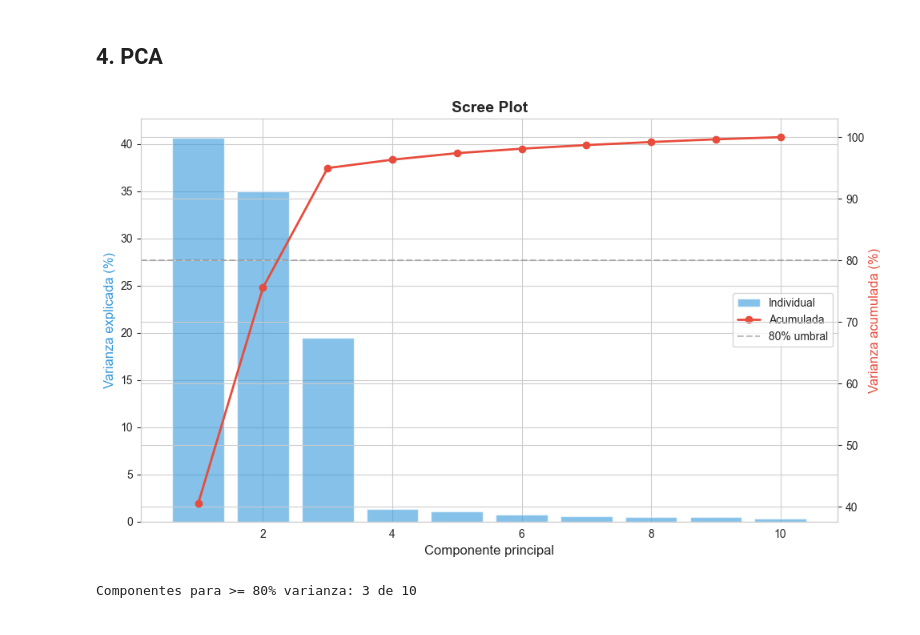
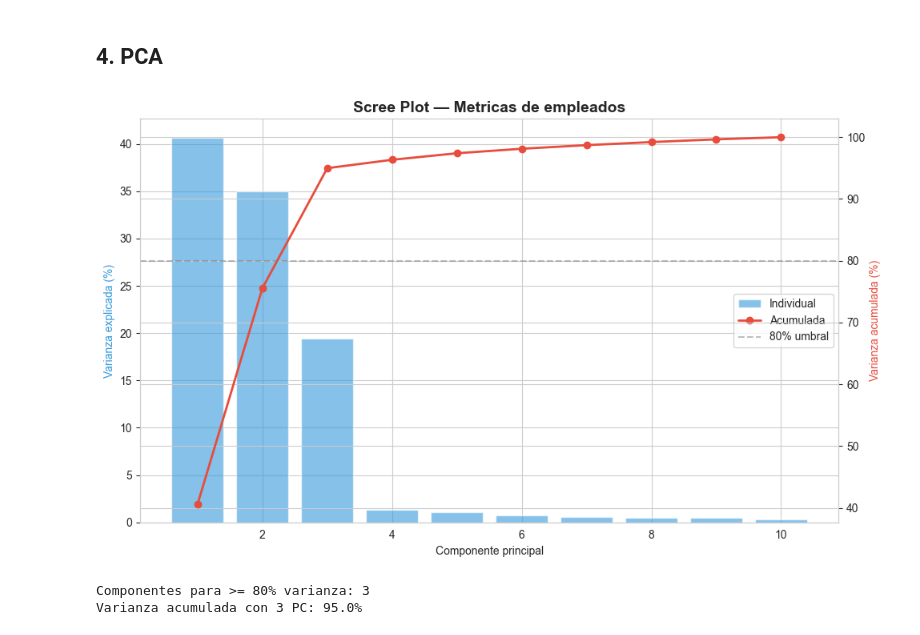
Before and after one commit to BORJAMOME/Data-Analytics-Portfolio, a Jupyter notebook: 03-Machine-Learning/02-no-supervisado/reduccion-dimensionalidad/pca/01-analisis-emails/notebook.ipynb, the cells around one changed output. Drawn from its saved outputs; the diff is of its cells as text; code cells hidden in the pictures.

```diff
--- a/03-Machine-Learning/02-no-supervisado/reduccion-dimensionalidad/pca/01-analisis-emails/notebook.ipynb
+++ b/03-Machine-Learning/02-no-supervisado/reduccion-dimensionalidad/pca/01-analisis-emails/notebook.ipynb
@@ -84,13 +61,0 @@ Pares con |r| > 0.6: 13
-# %%
-scaler = StandardScaler()
-X_scaled = scaler.fit_transform(df[num_cols])
-
-pca = PCA(random_state=42)
-X_pca = pca.fit_transform(X_scaled)
-
-var_exp = pca.explained_variance_ratio_
-var_cum = np.cumsum(var_exp)
-
-print("Varianza explicada por componente:")
-for i, (v, vc) in enumerate(zip(var_exp, var_cum)):
-    print(f"  PC{i+1}: {v*100:5.1f}% (acum: {vc*100:5.1f}%)")
@@ -109,28 +74,35 @@ Varianza explicada por componente:
 # %% [markdown]
 ## 4. PCA
 # %%
+pca = PCA(random_state=42)
+X_pca_full = pca.fit_transform(X_scaled)
+
+var_exp = pca.explained_variance_ratio_
+var_cum = np.cumsum(var_exp)
+
 fig, ax1 = plt.subplots(figsize=(10, 6))
-
 ax1.bar(range(1, len(var_exp)+1), var_exp * 100, alpha=0.6, color="#3498db", label="Individual")
 ax2 = ax1.twinx()
 ax2.plot(range(1, len(var_exp)+1), var_cum * 100, marker="o", color="#e74c3c",
          linewidth=2, label="Acumulada")
 ax2.axhline(y=80, color="gray", linestyle="--", alpha=0.5, label="80% umbral")
 
-ax1.set_xlabel("Componente principal", fontsize=12)
-ax1.set_ylabel("Varianza explicada (%)", fontsize=12, color="#3498db")
-ax2.set_ylabel("Varianza acumulada (%)", fontsize=12, color="#e74c3c")
-ax1.set_title("Scree Plot", fontsize=14, fontweight="bold")
+ax1.set_xlabel("Componente principal")
+ax1.set_ylabel("Varianza explicada (%)", color="#3498db")
+ax2.set_ylabel("Varianza acumulada (%)", color="#e74c3c")
+ax1.set_title("Scree Plot — Metricas de empleados", fontsize=14, fontweight="bold")
 
 lines1, labels1 = ax1.get_legend_handles_labels()
 lines2, labels2 = ax2.get_legend_handles_labels()
 ax1.legend(lines1 + lines2, labels1 + labels2, loc="center right")
 plt.tight_layout()
 plt.show()
 
-n_comp_80 = np.argmax(var_cum >= 0.80) + 1
-print(f"Componentes para >= 80% varianza: {n_comp_80} de {len(num_cols)}")
+n_comp = np.argmax(var_cum >= 0.80) + 1
+print(f"Componentes para >= 80% varianza: {n_comp}")
+print(f"Varianza acumulada con {n_comp} PC: {var_cum[n_comp-1]*100:.1f}%")
 # %% [output]
-[figure, old version]
+[figure, new version]
-Componentes para >= 80% varianza: 3 de 10
+Componentes para >= 80% varianza: 3
+Varianza acumulada con 3 PC: 95.0%
 # %% [markdown]
```
Also changed, not shown: parts of 14 cells of this notebook, 1 other file.
